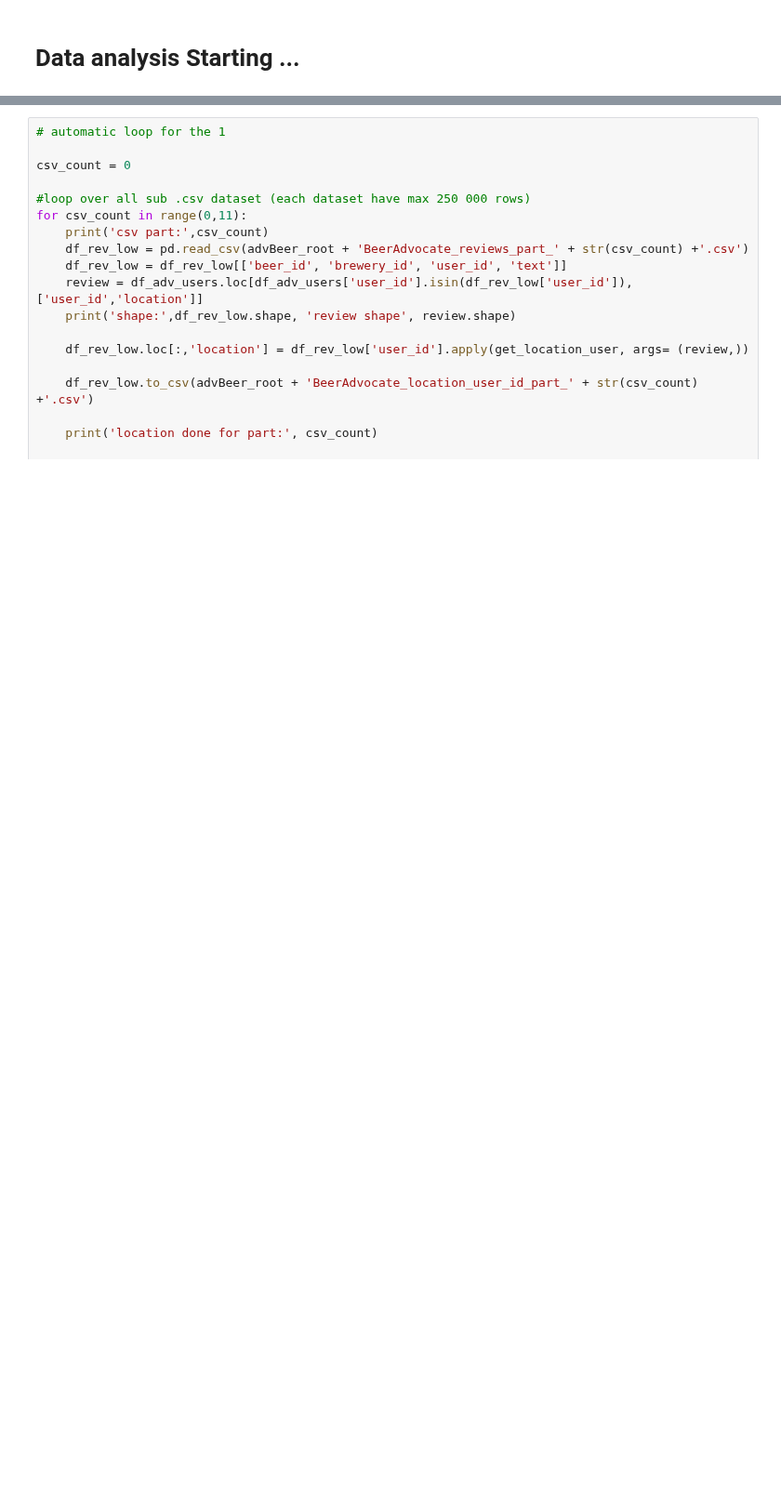
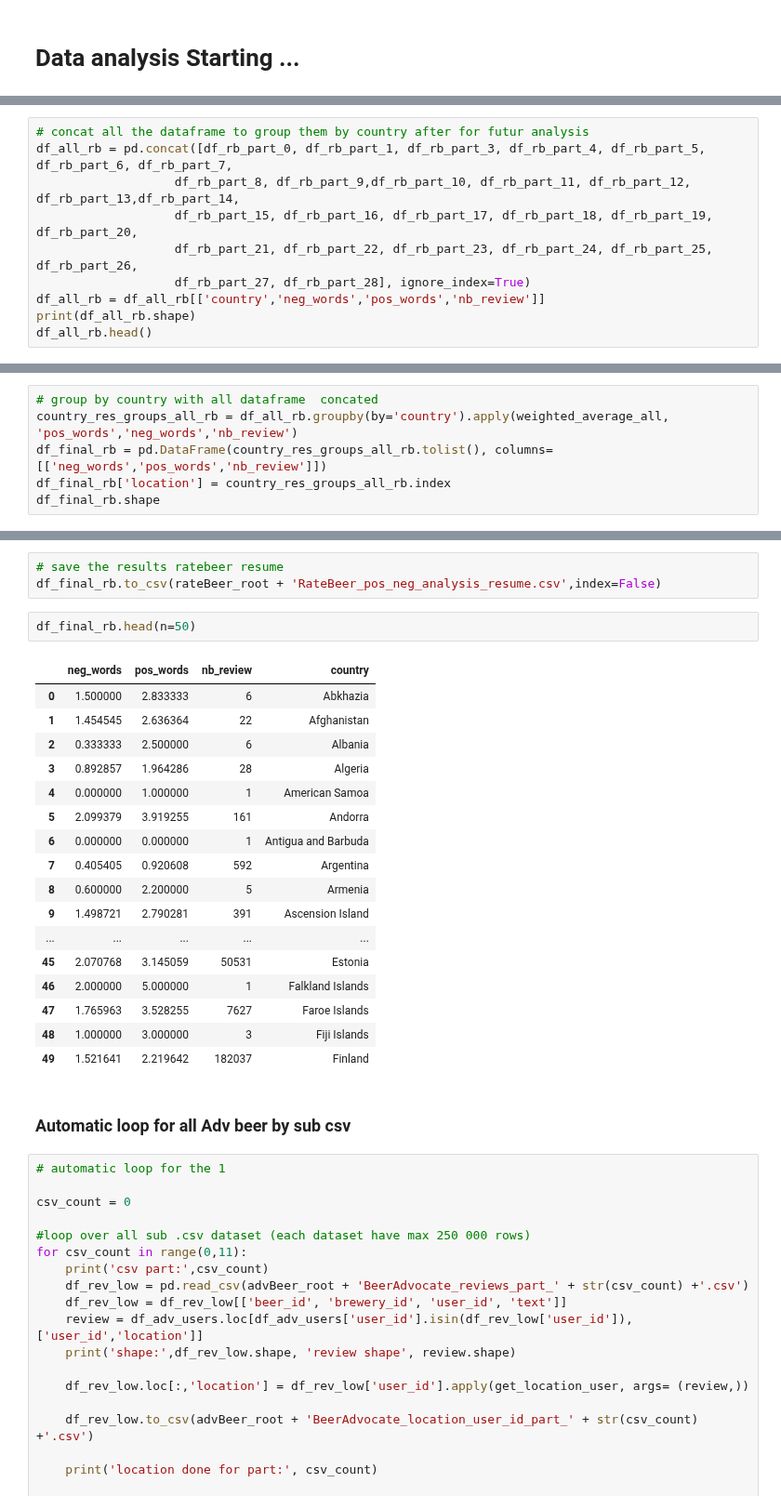
Before and after one commit to epfl-ada/ada-2022-project-hotchocolate, a Jupyter notebook: happyness.ipynb, the cells around one changed output, grey strips where cells are left out. Shown at 93% size. Cells and saved outputs as stored; diff of their text form; blank space fills up the shorter version.

Commit message:
update happyness whihc generated the results

```diff
--- a/happyness.ipynb
+++ b/happyness.ipynb
@@ -223,0 +289,10 @@ df_rb.head(n=20)
+# %%
+# concat all the dataframe to group them by country after for futur analysis
+df_all_rb = pd.concat([df_rb_part_0, df_rb_part_1, df_rb_part_3, df_rb_part_4, df_rb_part_5, df_rb_part_6, df_rb_part_7,
+                   df_rb_part_8, df_rb_part_9,df_rb_part_10, df_rb_part_11, df_rb_part_12, df_rb_part_13,df_rb_part_14,
+                   df_rb_part_15, df_rb_part_16, df_rb_part_17, df_rb_part_18, df_rb_part_19, df_rb_part_20,
+                   df_rb_part_21, df_rb_part_22, df_rb_part_23, df_rb_part_24, df_rb_part_25, df_rb_part_26,
+                   df_rb_part_27, df_rb_part_28], ignore_index=True)
+df_all_rb = df_all_rb[['country','neg_words','pos_words','nb_review']]
+print(df_all_rb.shape)
+df_all_rb.head()
@@ -223,0 +307,6 @@ df_rb.head(n=20)
+# %%
+# group by country with all dataframe  concated
+country_res_groups_all_rb = df_all_rb.groupby(by='country').apply(weighted_average_all, 'pos_words','neg_words','nb_review')
+df_final_rb = pd.DataFrame(country_res_groups_all_rb.tolist(), columns=[['neg_words','pos_words','nb_review']])
+df_final_rb['location'] = country_res_groups_all_rb.index
+df_final_rb.shape
@@ -224,3 +324,28 @@ df_rb.head(n=20)
+# %%
+# save the results ratebeer resume
+df_final_rb.to_csv(rateBeer_root + 'RateBeer_pos_neg_analysis_resume.csv',index=False)
+# %%
+df_final_rb.head(n=50)
+# %% [output]
+|  | neg_words | pos_words | nb_review | country |
+| 0 | 1.500000 | 2.833333 | 6 | Abkhazia |
+| 1 | 1.454545 | 2.636364 | 22 | Afghanistan |
+| 2 | 0.333333 | 2.500000 | 6 | Albania |
+| 3 | 0.892857 | 1.964286 | 28 | Algeria |
+| 4 | 0.000000 | 1.000000 | 1 | American Samoa |
+| 5 | 2.099379 | 3.919255 | 161 | Andorra |
+| 6 | 0.000000 | 0.000000 | 1 | Antigua and Barbuda |
+| 7 | 0.405405 | 0.920608 | 592 | Argentina |
+| 8 | 0.600000 | 2.200000 | 5 | Armenia |
+| 9 | 1.498721 | 2.790281 | 391 | Ascension Island |
+| ... | ... | ... | ... | ... |
+| 45 | 2.070768 | 3.145059 | 50531 | Estonia |
+| 46 | 2.000000 | 5.000000 | 1 | Falkland Islands |
+| 47 | 1.765963 | 3.528255 | 7627 | Faroe Islands |
+| 48 | 1.000000 | 3.000000 | 3 | Fiji Islands |
+| 49 | 1.521641 | 2.219642 | 182037 | Finland |
+# %% [markdown]
+### Automatic loop for all Adv beer by sub csv
 # %%
 # automatic loop for the 1
 
```
Also changed, not shown: parts of 45 cells of this notebook.
